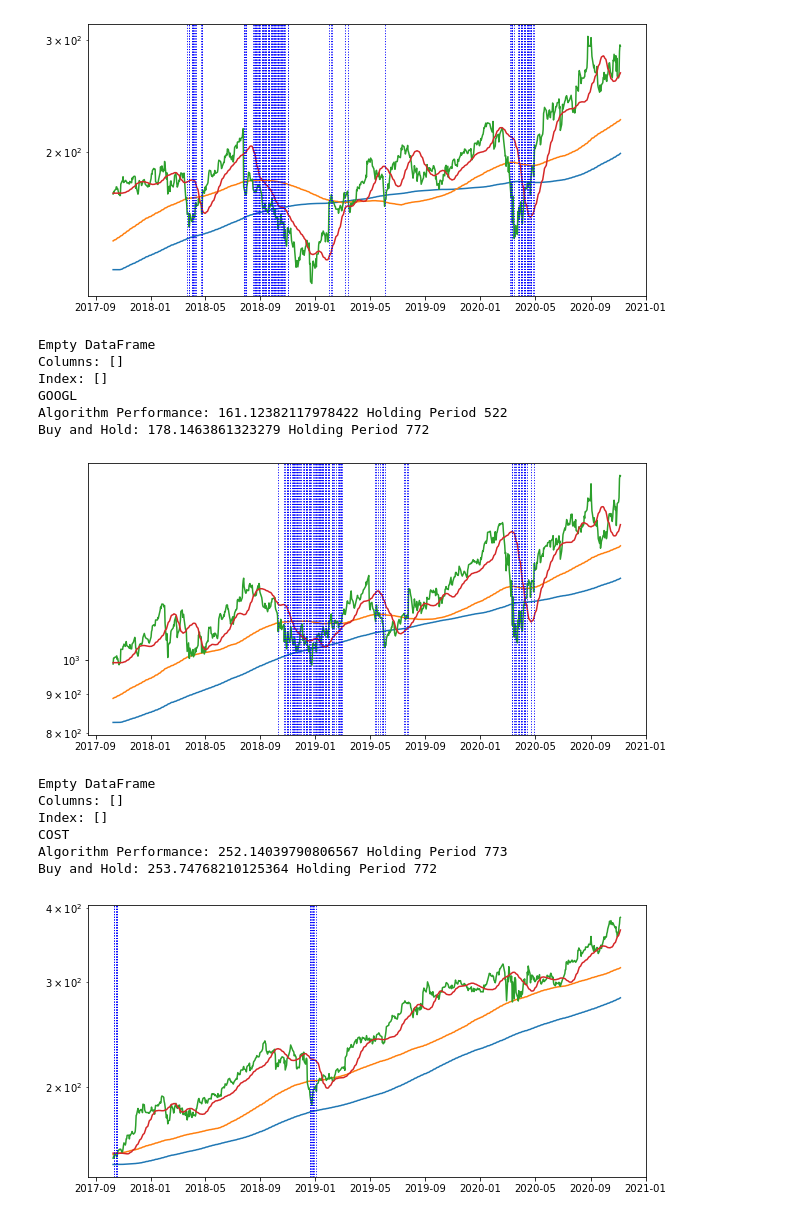
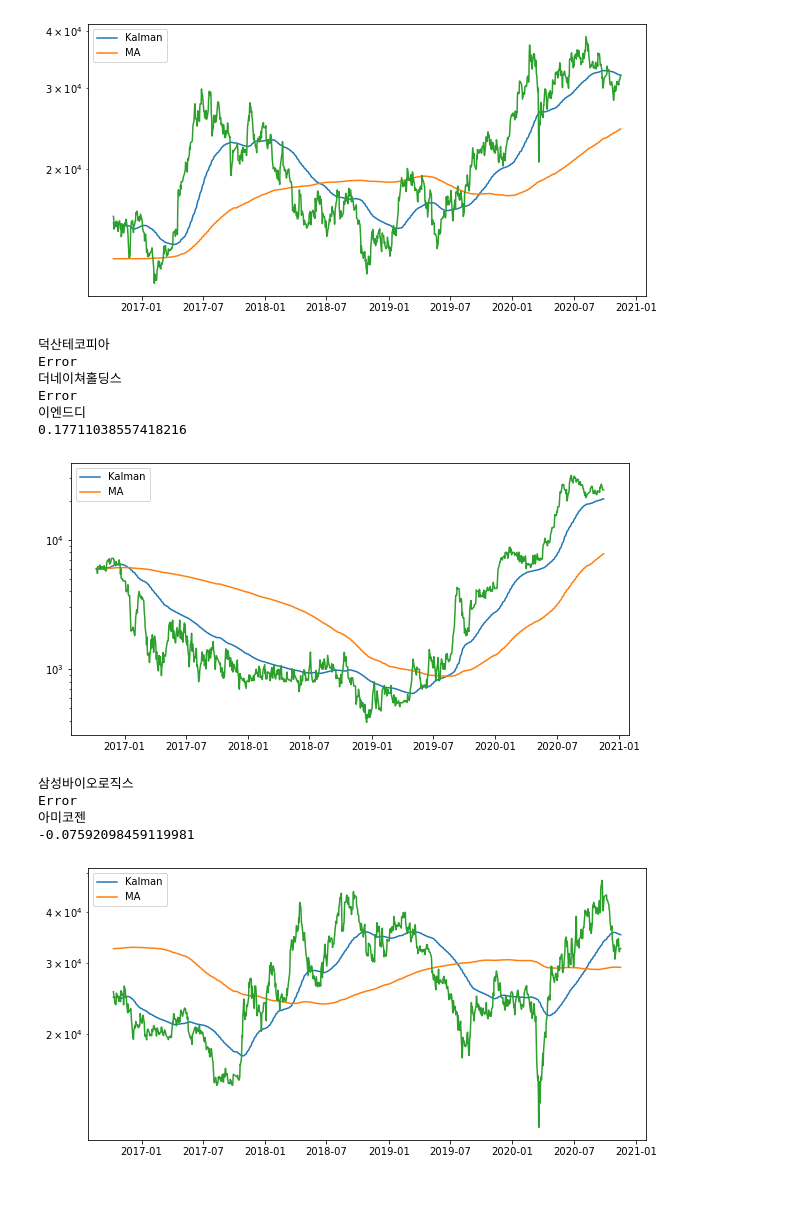
Before and after one commit to treelog/project-1, a Jupyter notebook: Untitled.ipynb, the cells around one changed output. Drawn from its saved outputs; the diff is of its cells as text; code cells hidden in the pictures; blank space fills up the shorter version.

```diff
--- a/Untitled.ipynb
+++ b/Untitled.ipynb
@@ -11,9 +12,11 @@ def draw(name, good_list, bad_list, country = 'kr', start_date='20130201', end_d
         l, x, start_index = get_p_list_kr(name, start_date, end_date)
     elif country == 'us':
         l, x, start_index = get_p_list_us(name, start_date, end_date)
-    #smoothed = double_smooth(l, 0.02, 0.03)
-    #print(l)
+
     p = l[start_index:]
+
+    kalman = Kalman(Q=0.001)
+    kal = ma(kalman(p), 0, k=10)
     ma_480 = ma(l, start_index, k=480)
     ma_240 = ma(l, start_index, k=240)
     ma_60 = ma(l, start_index, k=60)
@@ -21,21 +24,26 @@ def draw(name, good_list, bad_list, country = 'kr', start_date='20130201', end_d
     ma_20 = ma(ma(ma(ma_20, 0, k=10), 0, k=10), 0, 10)
     x = x[start_index:]
 
-    ma_480 = ma(ma(ma_480, k=10), k=5)
+    discripency_rate_cr = (p[-1]-kal[-1])/kal[-1]
+    print(discripency_rate_cr)
+
+    #ma_480 = ma(ma(ma_480, k=10), k=5)
     #print(ma_240)
     #dr = double_smooth(derivative(ma_240), 0.03, 0.03)
     dr = ma(derivative(ma_240),0, k=60)
     dr = derivative_abs(dr)
     plt.figure(figsize=(10,5))
-    plt.plot(x, ma_480)
-    plt.plot(x, ma_240)
+    plt.plot(x, kal, label='Kalman')
+    plt.plot(x, ma_480, label='MA')
+    #plt.plot(x, ma_240)
     plt.plot(x, p)
-    plt.plot(x, ma_20)
+    #plt.plot(x, ma_20, label='MA')
     for bad in bad_list:
         plt.axvline(x=bad, color='r', linestyle=':', linewidth=1)
     for good in good_list:
         plt.axvline(x=good, color='b', linestyle=':', linewidth=1)
     plt.yscale('log')
+    plt.legend(loc='upper left')
     plt.show()
     #plt.figure(figsize=(10,10))
     #plt.plot(x, dr)
@@ -43,16 +51,18 @@ def draw(name, good_list, bad_list, country = 'kr', start_date='20130201', end_d
     #plt.yscale('log')
     #plt.show()
 # %%
-stock_list = list(pd.read_csv('stock_list_us.csv')['stock_name'])
+stock_list = list(pd.read_csv('stock_list_kr.csv')['stock_name'])
 stock_list = [s.split(':')[1] for s in stock_list]
-start_date='20171010'
-end_date='20201109'
-for name in stock_list:
+#stock_list = ['051910', '035900']
+start_date='20161010'
+end_date='20201116'
+for name in stock_list[-10:]:
     try:
         print(stock.get_market_ticker_name(name))
-        good_list, bad_list = function.backtest(name, date(int(start_date[:4]),int(start_date[4:6]),int(start_date[6:8])),
-                                                date(int(end_date[:4]),int(end_date[4:6]),int(end_date[6:8])), country='us')
-        draw(name, good_list, bad_list, 'us', start_date, end_date)
+        #good_list, bad_list = function.backtest(name, date(int(start_date[:4]),int(start_date[4:6]),int(start_date[6:8])),
+        #                                        date(int(end_date[:4]),int(end_date[4:6]),int(end_date[6:8])), country='kr')
+        draw(name, [],[], 'kr', start_date, end_date)
+        #draw(name, good_list, bad_list, 'kr', start_date, end_date)
     except:
         print('Error')
 # %% [output]
@@ -65,15 +71,13 @@ Buy and Hold: 170.99481900118113 Holding Period 772
-[figure, old version]
+[figure, new version]
-Empty DataFrame
-Columns: []
-Index: []
-GOOGL
-Algorithm Performance: 161.12382117978422 Holding Period 522
-Buy and Hold: 178.1463861323279 Holding Period 772
+덕산테코피아
+Error
+더네이쳐홀딩스
+Error
+이엔드디
+0.17711038557418216
-[figure, old version]
+[figure, new version]
-Empty DataFrame
-Columns: []
-Index: []
-COST
-Algorithm Performance: 252.14039790806567 Holding Period 773
-Buy and Hold: 253.74768210125364 Holding Period 772
+삼성바이오로직스
+Error
+아미코젠
+-0.07592098459119981
-[figure, old version]
+[figure, new version]
```
Also changed, not shown: parts of 8 cells of this notebook, 5 other files.
